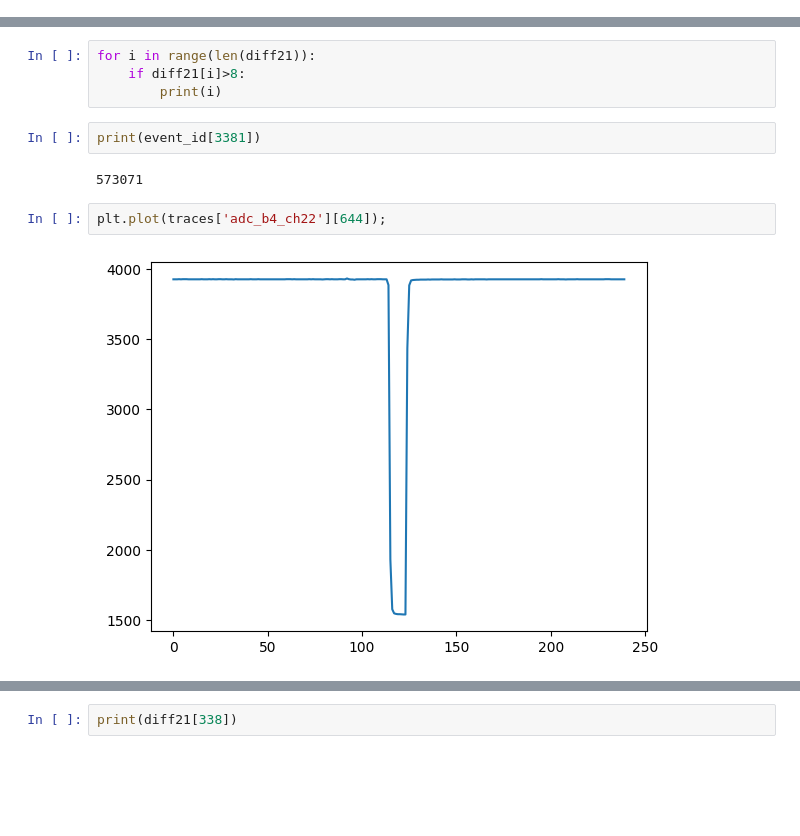
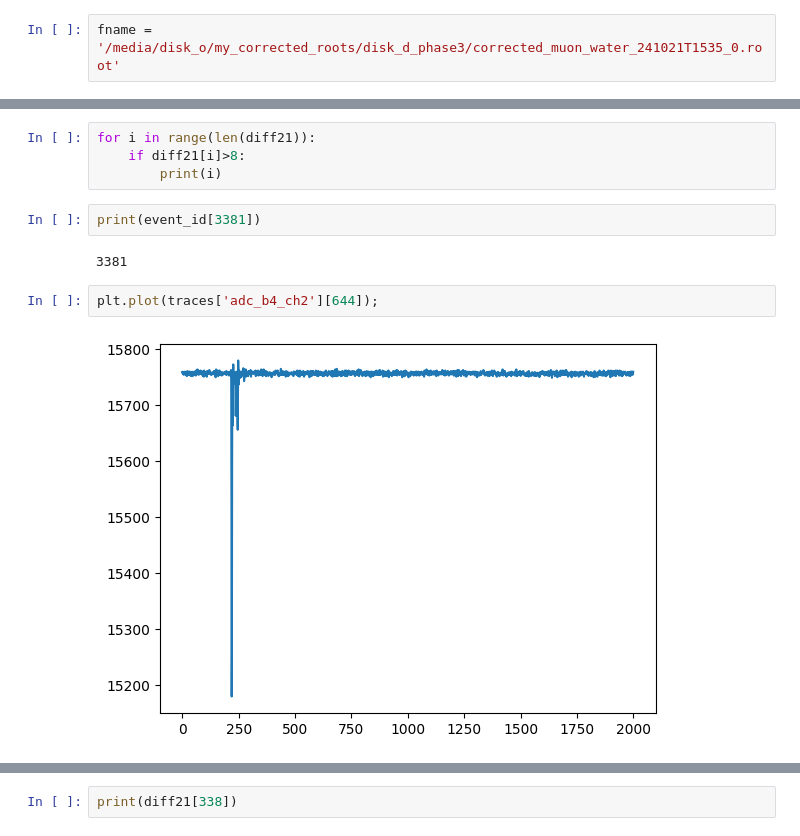
Before and after one commit to dcolson2026/BNL_WbLS, a Jupyter notebook: my_analysis/adam_timestamp_matching.ipynb, the cells around one changed output, grey strips where cells are left out. Drawn from its saved outputs; the diff is of its cells as text; blank space fills up the shorter version.

```diff
--- a/my_analysis/adam_timestamp_matching.ipynb
+++ b/my_analysis/adam_timestamp_matching.ipynb
@@ -5,3 +5,5 @@
+# %%
+fname = '/media/disk_o/my_corrected_roots/disk_d_phase3/corrected_muon_water_241021T1535_0.root'
 # %%
 import numpy as np
 import matplotlib.pyplot as plt
@@ -331,11 +334,11 @@ for i in range(len(diff21)):
 # %%
 print(event_id[3381])
 # %% [output]
-573071
+3381
 # %%
-plt.plot(traces['adc_b4_ch22'][644]);
+plt.plot(traces['adc_b4_ch2'][644]);
 # %% [output]
-[figure, old version]
+[figure, new version]
 # %%
 for i in range(12):
     ch = 'adc_b1_ch'+str(i)
```
Also changed, not shown: parts of 38 cells of this notebook, 8 other files.
